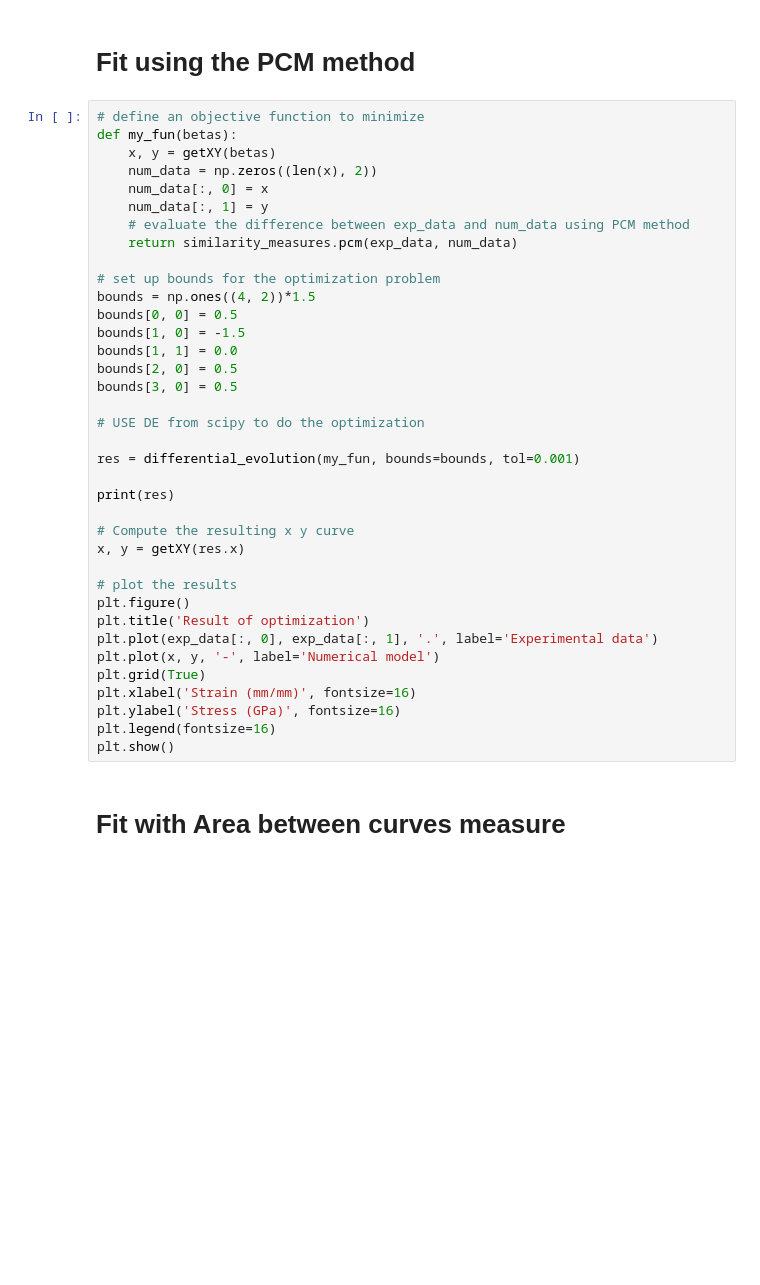
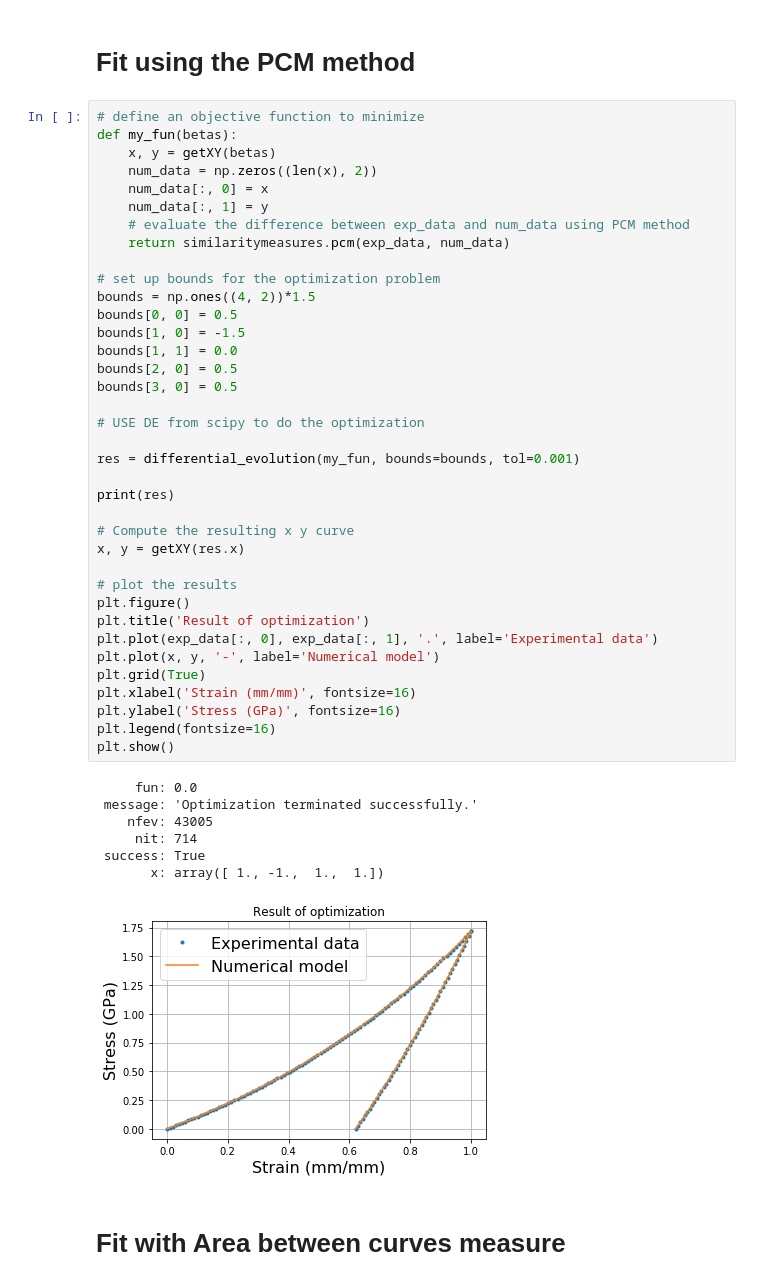
Before and after one commit to cjekel/similarity_measures, a Jupyter notebook: code/Examples_of_Similarity_Measures.ipynb, the cells around one changed output. Drawn from its saved outputs; the diff is of its cells as text; blank space fills up the shorter version.

```diff
--- a/code/Examples_of_Similarity_Measures.ipynb
+++ b/code/Examples_of_Similarity_Measures.ipynb
@@ -84,35 +84,43 @@ def my_fun(betas):
     num_data[:, 0] = x
     num_data[:, 1] = y
     # evaluate the difference between exp_data and num_data using PCM method
-    return similarity_measures.pcm(exp_data, num_data)
+    return similaritymeasures.pcm(exp_data, num_data)
 
 # set up bounds for the optimization problem
 bounds = np.ones((4, 2))*1.5
 bounds[0, 0] = 0.5
 bounds[1, 0] = -1.5
 bounds[1, 1] = 0.0
 bounds[2, 0] = 0.5
 bounds[3, 0] = 0.5
 
 # USE DE from scipy to do the optimization
 
 res = differential_evolution(my_fun, bounds=bounds, tol=0.001)
 
 print(res)
 
 # Compute the resulting x y curve
 x, y = getXY(res.x)
 
 # plot the results
 plt.figure()
 plt.title('Result of optimization')
 plt.plot(exp_data[:, 0], exp_data[:, 1], '.', label='Experimental data')
 plt.plot(x, y, '-', label='Numerical model')
 plt.grid(True)
 plt.xlabel('Strain (mm/mm)', fontsize=16)
 plt.ylabel('Stress (GPa)', fontsize=16)
 plt.legend(fontsize=16)
 plt.show()
+# %% [output]
+     fun: 0.0
+ message: 'Optimization terminated successfully.'
+    nfev: 43005
+     nit: 714
+ success: True
+       x: array([ 1., -1.,  1.,  1.])
+[figure, added]
 # %% [markdown]
 # Fit with Area between curves measure
 # %%
```
Also changed, not shown: parts of 8 cells of this notebook, 7 other files.
